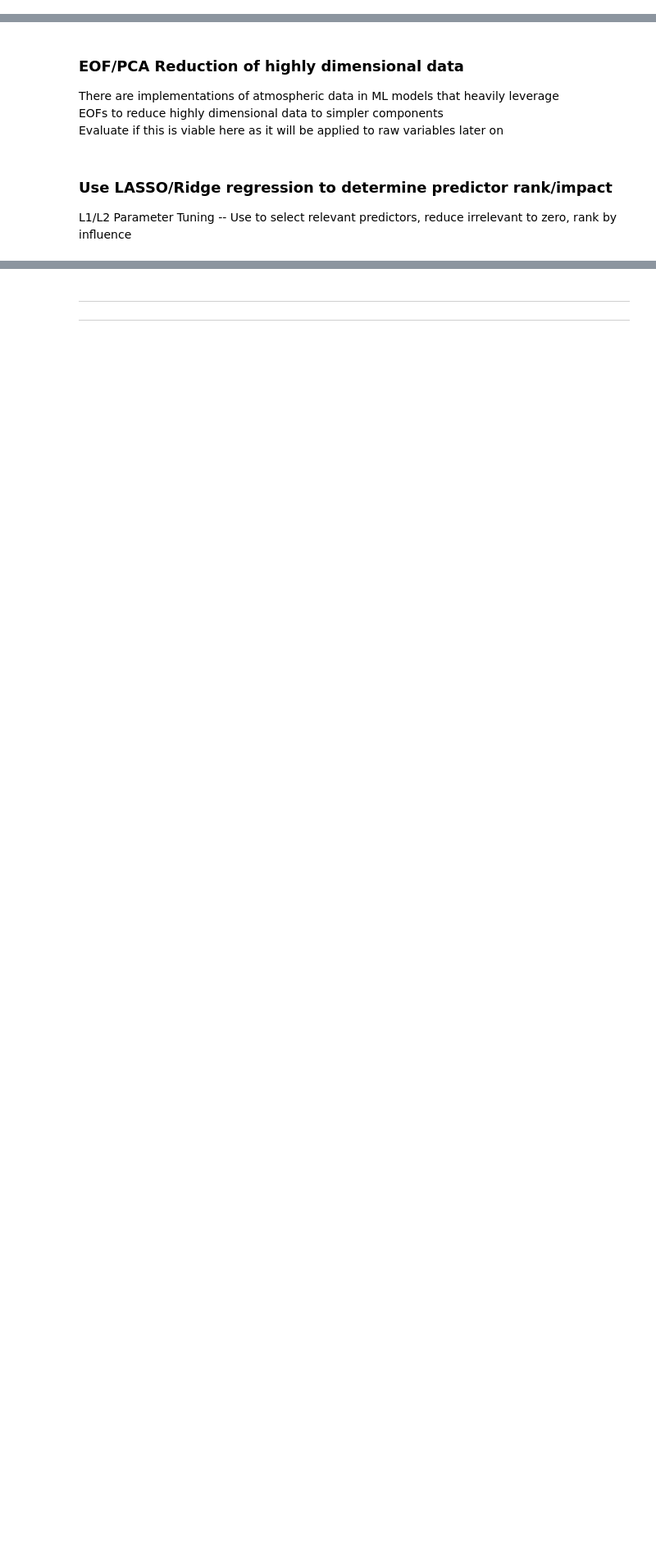
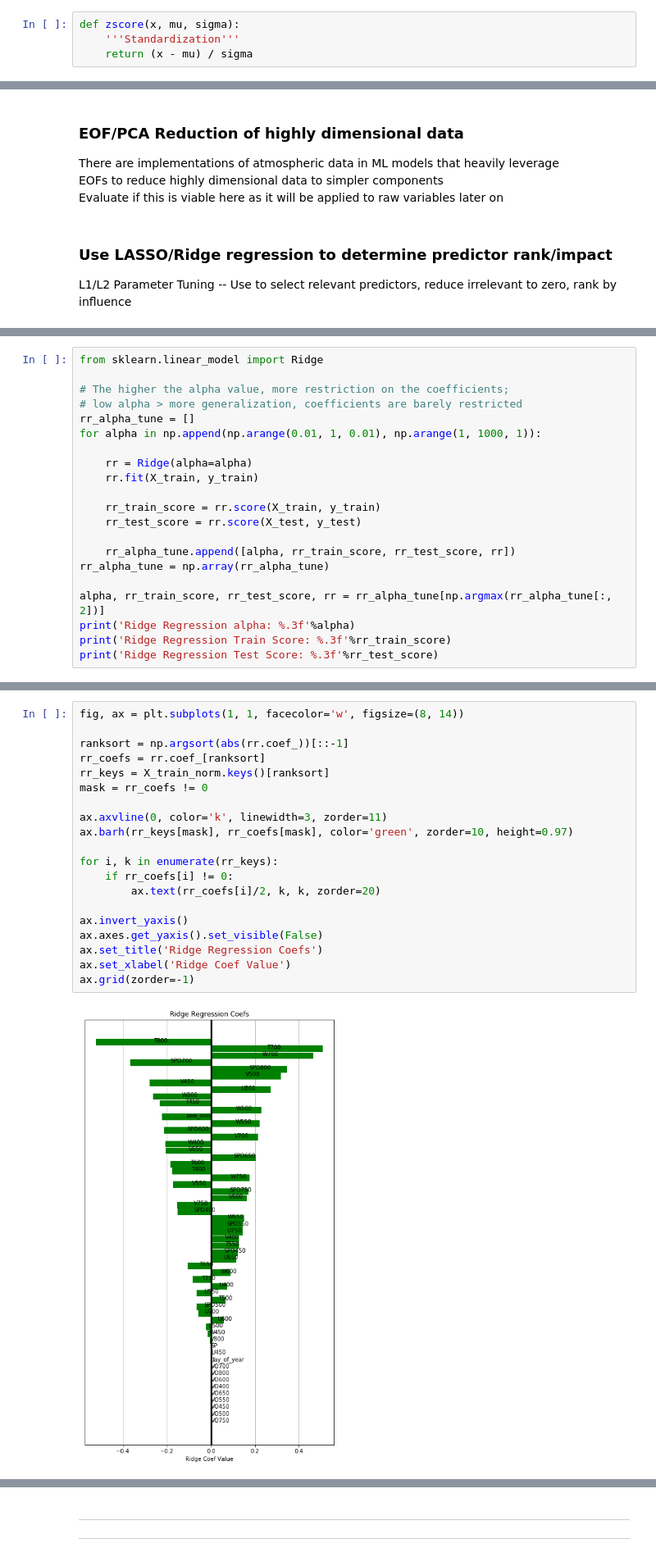
Before and after one commit to m-wessler/snow-liquid-ratio, a Jupyter notebook: core/train_SVR.ipynb, the cells around one changed output, grey strips where cells are left out. Shown at 82% size. Saved outputs shown, nothing was run; the diff lists cells and outputs as text; blank space fills up the shorter version.

Commit message:
added lasso, ridge, and elastic regression. elastic needs grid search training still. introduced feature selection for SVR model

```diff
--- a/core/train_SVR.ipynb
+++ b/core/train_SVR.ipynb
@@ -78,0 +214,4 @@ by looping from bottom of code block back to here
+# %%
+def zscore(x, mu, sigma):
+    '''Standardization'''
+    return (x - mu) / sigma
@@ -86,0 +261,21 @@ L1/L2 Parameter Tuning -- Use to select relevant predictors, reduce irrelevant t
+# %%
+from sklearn.linear_model import Ridge
+
+# The higher the alpha value, more restriction on the coefficients;
+# low alpha > more generalization, coefficients are barely restricted
+rr_alpha_tune = []
+for alpha in np.append(np.arange(0.01, 1, 0.01), np.arange(1, 1000, 1)):
+
+    rr = Ridge(alpha=alpha)
+    rr.fit(X_train, y_train)
+
+    rr_train_score = rr.score(X_train, y_train)
+    rr_test_score = rr.score(X_test, y_test)
+
+    rr_alpha_tune.append([alpha, rr_train_score, rr_test_score, rr])
+rr_alpha_tune = np.array(rr_alpha_tune)
+
+alpha, rr_train_score, rr_test_score, rr = rr_alpha_tune[np.argmax(rr_alpha_tune[:, 2])]
+print('Ridge Regression alpha: %.3f'%alpha)
+print('Ridge Regression Train Score: %.3f'%rr_train_score)
+print('Ridge Regression Test Score: %.3f'%rr_test_score)
@@ -86,0 +286,22 @@ L1/L2 Parameter Tuning -- Use to select relevant predictors, reduce irrelevant t
+# %%
+fig, ax = plt.subplots(1, 1, facecolor='w', figsize=(8, 14))
+
+ranksort = np.argsort(abs(rr.coef_))[::-1]
+rr_coefs = rr.coef_[ranksort]
+rr_keys = X_train_norm.keys()[ranksort]
+mask = rr_coefs != 0
+
+ax.axvline(0, color='k', linewidth=3, zorder=11)
+ax.barh(rr_keys[mask], rr_coefs[mask], color='green', zorder=10, height=0.97)
+
+for i, k in enumerate(rr_keys):
+    if rr_coefs[i] != 0:
+        ax.text(rr_coefs[i]/2, k, k, zorder=20)
+
+ax.invert_yaxis()
+ax.axes.get_yaxis().set_visible(False)
+ax.set_title('Ridge Regression Coefs')
+ax.set_xlabel('Ridge Coef Value')
+ax.grid(zorder=-1)
+# %% [output]
+[figure, added]
```
Also changed, not shown: parts of 22 cells of this notebook.
